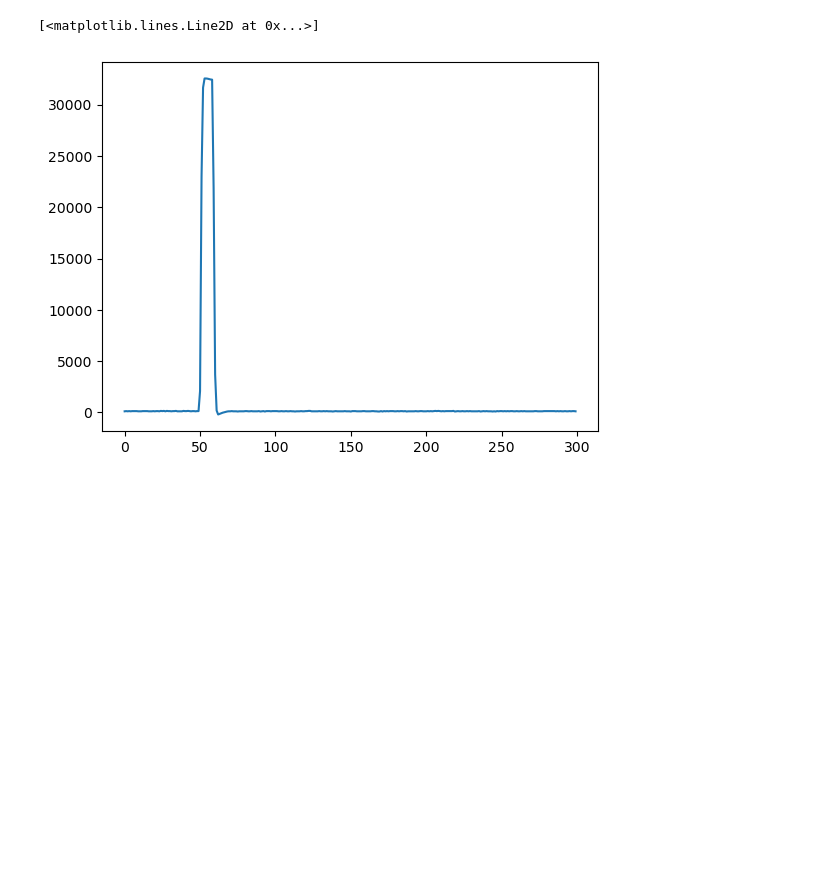
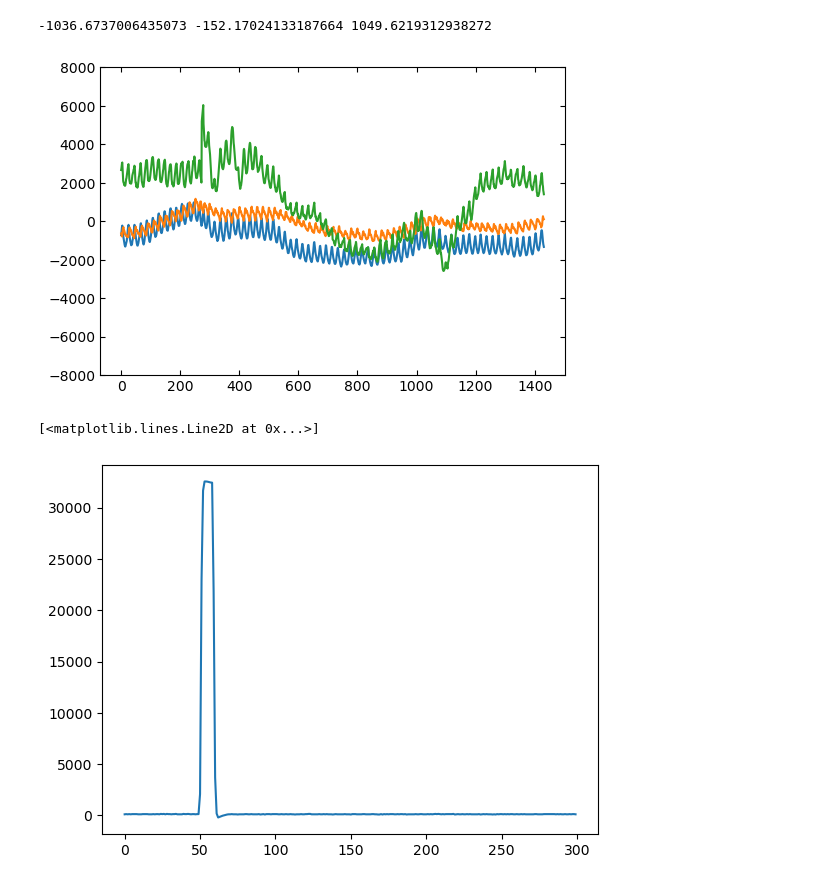
Before and after one commit to yuhants/Nanospheres, a Jupyter notebook: analysis_notebooks/20241017_h5py_test.ipynb, the cells around one changed output. Saved outputs shown, nothing was run; the diff lists cells and outputs as text; code cells hidden in the pictures; blank space fills up the shorter version.

```diff
--- a/analysis_notebooks/20241017_h5py_test.ipynb
+++ b/analysis_notebooks/20241017_h5py_test.ipynb
@@ -31,3 +40,36 @@ f.close()
+# %%
+nfile = 1432
+
+sphere = 'sphere_20250103'
+dataset = '20250115_8e-9mbar_0e_alignment1_long'
+prefix = '20250115_d_'
+
+aa, bb, cc = [np.empty(nfile) for i in range(3)]
+for file_idx in range(nfile):
+    file_name = rf"E:\dm_data\{sphere}\{dataset}/{prefix}{file_idx}.hdf5"
+    f = h5py.File(file_name, 'r')
+
+    aa[file_idx] = f['data'].attrs['channel_a_mean_mv']
+    bb[file_idx] = f['data'].attrs['channel_b_mean_mv']
+    cc[file_idx] = f['data'].attrs['channel_c_mean_mv']
+
+    f.close()
+
+fig, ax = plt.subplots(figsize=(6, 4))
+
+ax.plot(aa)
+ax.plot(bb)
+ax.plot(cc)
+ax.set_ylim(-8000, 8000)
+
+ax.tick_params(direction='in')
+ax.yaxis.set_ticks_position('both')
+ax.xaxis.set_ticks_position('both')
+
+print(np.mean(aa), np.mean(bb), np.mean(cc))
+# %% [output]
+-1036.6737006435073 -152.17024133187664 1049.6219312938272
+[figure, added]
 # %%
 file_name = r"E:\pulse_waveform\20241125_quantum_composers\20241125_200ns_20v_0.hdf5"
 f = h5py.File(file_name, 'r')
```
Also changed, not shown: parts of 3 cells of this notebook, 4 other files.
